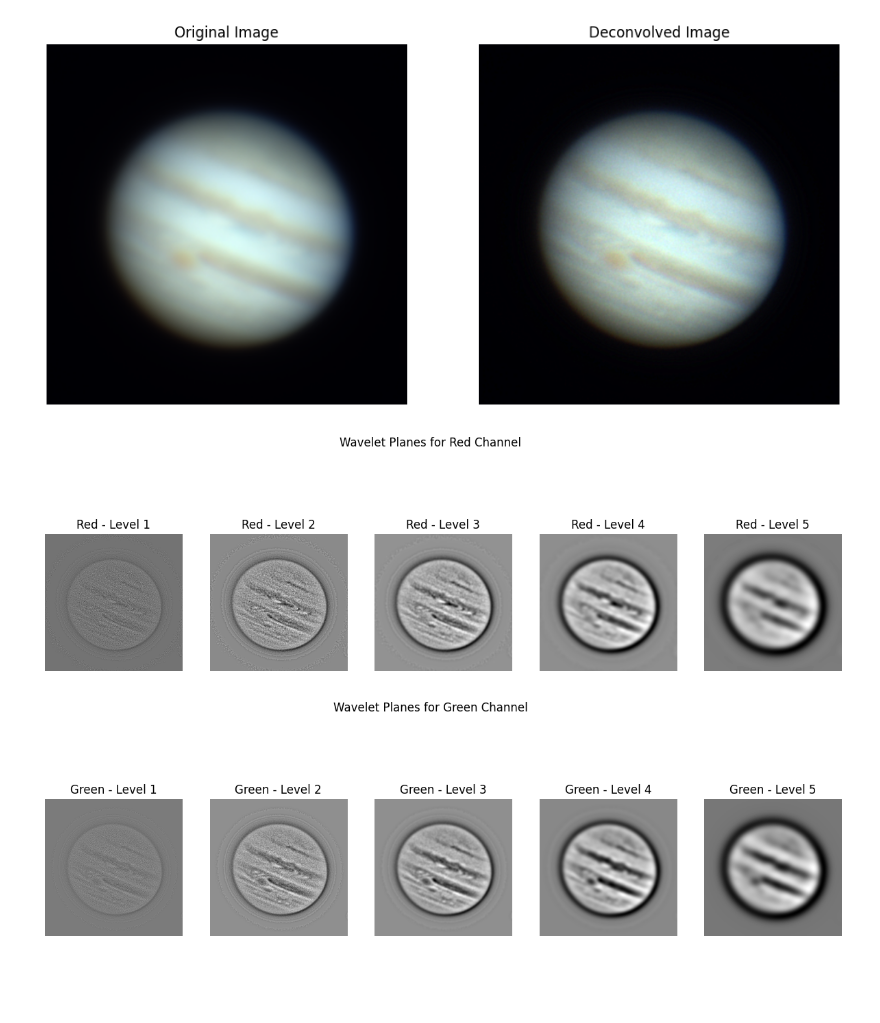
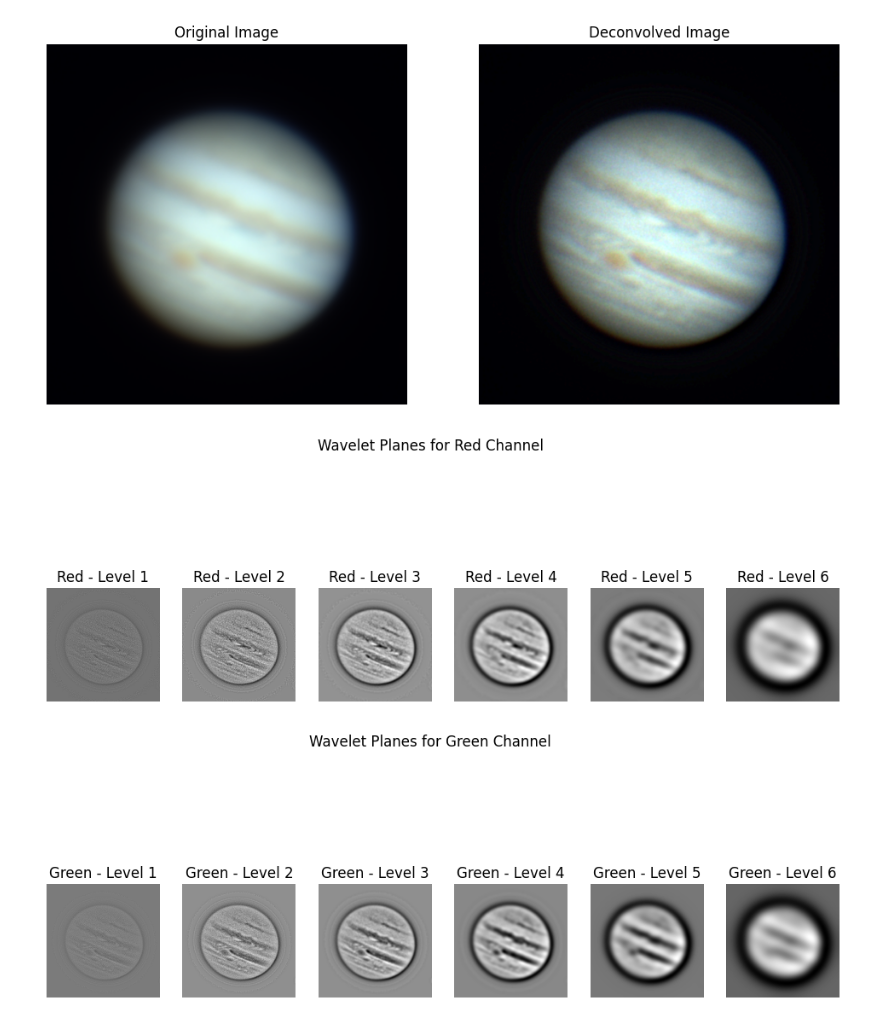
Before and after one commit to joypauls/wavelet-kit, a Jupyter notebook: notebooks/prototype.ipynb, the cells around one changed output. Drawn from its saved outputs; the diff is of its cells as text; code cells hidden in the pictures; blank space fills up the shorter version.

```diff
--- a/notebooks/prototype.ipynb
+++ b/notebooks/prototype.ipynb
@@ -6,6 +43,5 @@ import matplotlib.pyplot as plt
 # %%
 def process_channel(channel_data, levels, gain_factors):
-    # Initialize coefficients list
     coeffs = []
     residual = channel_data.copy()
     wavelet_planes = []
@@ -28,14 +64,12 @@ def process_channel(channel_data, levels, gain_factors):
     reconstructed_channel = residual + sum(coeffs)
     return reconstructed_channel, wavelet_planes
 
-def atrous_wavelet_deconvolution(image_path, levels, gain_factors, color=True):
-    # Load image with PIL
-    image = Image.open(image_path)
+def atrous_wavelet_deconvolution(image, levels, gain_factors, color=True):
 
     if color:
         # Convert image to RGB
         image = image.convert("RGB")
-        data = np.array(image).astype(np.float32) / 255.0  # Normalize to [0, 1]
+        data = np.array(image).astype(np.float32) / 255.0
         # Process each channel separately
         channels = []
         all_wavelet_planes = []
@@ -49,73 +83,48 @@ def atrous_wavelet_deconvolution(image_path, levels, gain_factors, color=True):
         reconstructed_data = np.stack(channels, axis=2)
     else:
         # Convert image to grayscale
-        image = image.convert('L')
+        image = image.convert("L")
         data = np.array(image).astype(np.float32) / 255.0  # Normalize to [0, 1]
         # Process the grayscale image
         reconstructed_data, wavelet_planes = process_channel(data, levels, gain_factors)
         all_wavelet_planes = [wavelet_planes]  # For consistency
 
     # Clip values to valid range
     reconstructed_data = np.clip(reconstructed_data, 0, 1)
 
     # Convert back to image
     if color:
-        reconstructed_image = Image.fromarray((reconstructed_data * 255).astype(np.uint8), 'RGB')
+        reconstructed_image = Image.fromarray((reconstructed_data * 255).astype(np.uint8), "RGB")
     else:
-        reconstructed_image = Image.fromarray((reconstructed_data * 255).astype(np.uint8), 'L')
+        reconstructed_image = Image.fromarray((reconstructed_data * 255).astype(np.uint8), "L")
 
-    # Display the original and reconstructed images
-    fig, ax = plt.subplots(1, 2, figsize=(12, 6))
+
     if color:
-        ax[0].imshow(image)
-        ax[1].imshow(reconstructed_image)
+        plot_before_after(image, reconstructed_image, color=True)
+        plot_wavelet_planes(all_wavelet_planes, color=True)
     else:
-        ax[0].imshow(image, cmap="gray")
-        ax[1].imshow(reconstructed_image, cmap='gray')
-    ax[0].set_title('Original Image')
-    ax[0].axis('off')
-    ax[1].set_title('Deconvolved Image')
-    ax[1].axis('off')
-    plt.show()
-
-    # Plot the wavelet planes
-    num_levels = levels
-    if color:
-        channel_names = ['Red', 'Green', 'Blue']
-        for idx, planes in enumerate(all_wavelet_planes):
-            fig, axes = plt.subplots(1, num_levels, figsize=(15, 5))
-            for level, plane in enumerate(planes):
-                axes[level].imshow(plane, cmap='gray')
-                axes[level].set_title(f'{channel_names[idx]} - Level {level+1}')
-                axes[level].axis('off')
-            plt.suptitle(f'Wavelet Planes for {channel_names[idx]} Channel')
-            plt.show()
-    else:
-        planes = all_wavelet_planes[0]
-        fig, axes = plt.subplots(1, num_levels, figsize=(15, 5))
-        for level, plane in enumerate(planes):
-            axes[level].imshow(plane, cmap='gray')
-            axes[level].set_title(f'Level {level+1}')
-            axes[level].axis('off')
-        plt.suptitle('Wavelet Planes')
-        plt.show()
+        plot_before_after(image, reconstructed_image, color=False)
+        plot_wavelet_planes(all_wavelet_planes, color=False)
 
     return reconstructed_image
 
 # Example usage:
 image_path = "../src/images/stacked_jupiter.tiff"   # Replace with your image path
-levels = 5  # Number of decomposition levels
-gain_factors = [4.0, 8.0, 2.0, 0.8, 0.8]  # Gain factors for each level
+image = Image.open(image_path)
+
+
+levels = 6  # Number of decomposition levels
+gain_factors = [4.0, 10.0, 6.0, 1.0, 0.8, 0.8]  # Gain factors for each level
 
 # For grayscale processing:
-# reconstructed_image = atrous_wavelet_deconvolution(image_path, levels, gain_factors, color=False)
+# reconstructed_image = atrous_wavelet_deconvolution(image, levels, gain_factors, color=False)
 
 # For color processing:
-reconstructed_image = atrous_wavelet_deconvolution(image_path, levels, gain_factors, color=True)
+reconstructed_image = atrous_wavelet_deconvolution(image, levels, gain_factors, color=True)
 
 # Save the reconstructed image
 reconstructed_image.save("../src/images/reconstructed_image.tiff")
 # %% [output]
 [figure]
-[figure, old version]
+[figure, new version]
-[figure, old version]
+[figure, new version]
```
Also changed, not shown: parts of 2 cells of this notebook, 5 other files.
